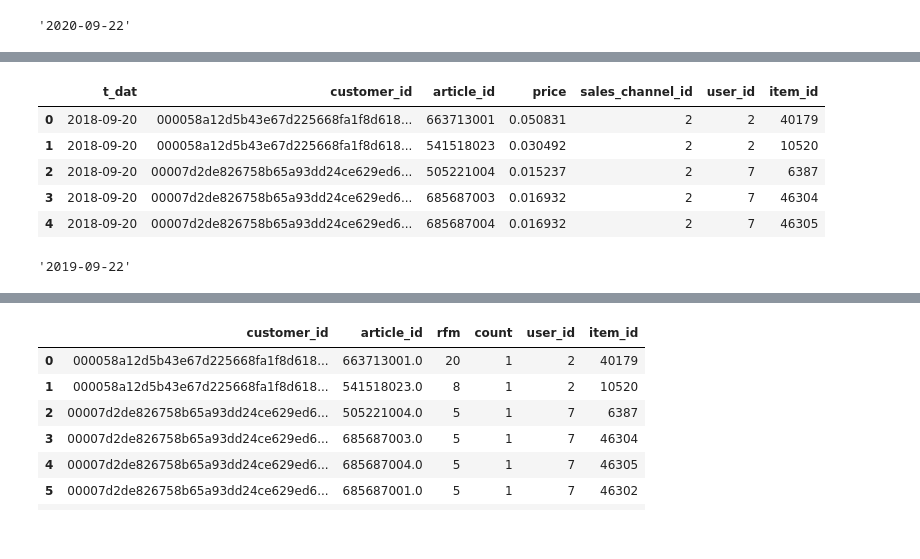
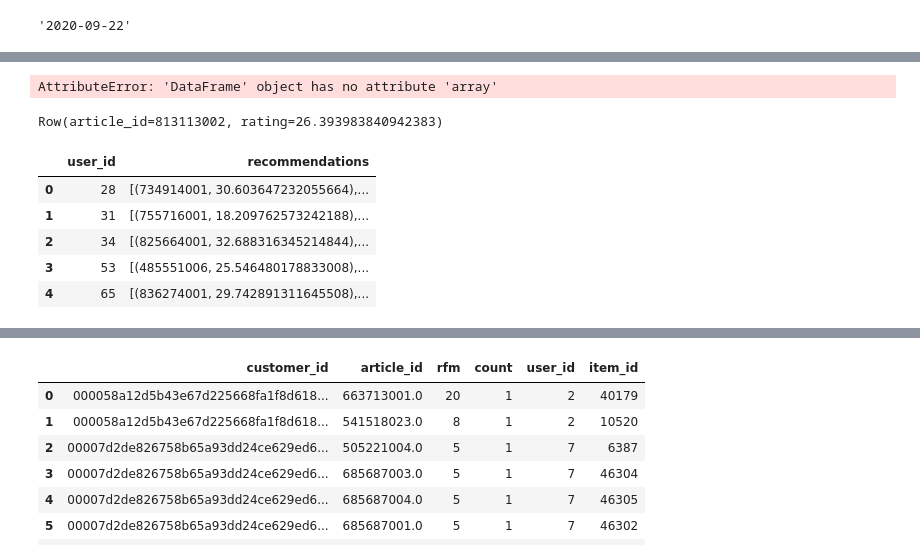
Before and after one commit to k-redstone/jupyter, a Jupyter notebook: 1year.ipynb, the cells around one changed output, grey strips where cells are left out. Cells and saved outputs as stored; diff of their text form; code cells hidden in the pictures.

```diff
--- a/1year.ipynb
+++ b/1year.ipynb
@@ -65,0 +168,2 @@ tran['item_id'] = tran['article_id'].map(item_map)
+# %%
+u = pd.read_csv('data/u.csv')
@@ -66,9 +212,17 @@ tran['item_id'] = tran['article_id'].map(item_map)
+# %%
+u.loc[u['user_id'] == 32].array()
+# %% [output]
+AttributeError: 'DataFrame' object has no attribute 'array'
+# %%
+u["recommendations"][756396][0]
+# %% [output]
+Row(article_id=813113002, rating=26.393983840942383)
 # %%
-tran.head()
+u.head()
 # %% [output]
-|  | t_dat | customer_id | article_id | price | sales_channel_id | user_id | item_id |
-| 0 | 2018-09-20 | 000058a12d5b43e67d225668fa1f8d618... | 663713001 | 0.050831 | 2 | 2 | 40179 |
-| 1 | 2018-09-20 | 000058a12d5b43e67d225668fa1f8d618... | 541518023 | 0.030492 | 2 | 2 | 10520 |
-| 2 | 2018-09-20 | 00007d2de826758b65a93dd24ce629ed6... | 505221004 | 0.015237 | 2 | 7 | 6387 |
-| 3 | 2018-09-20 | 00007d2de826758b65a93dd24ce629ed6... | 685687003 | 0.016932 | 2 | 7 | 46304 |
-| 4 | 2018-09-20 | 00007d2de826758b65a93dd24ce629ed6... | 685687004 | 0.016932 | 2 | 7 | 46305 |
+|  | user_id | recommendations |
+| 0 | 28 | [(734914001, 30.603647232055664),... |
+| 1 | 31 | [(755716001, 18.209762573242188),... |
+| 2 | 34 | [(825664001, 32.688316345214844),... |
+| 3 | 53 | [(485551006, 25.546480178833008),... |
+| 4 | 65 | [(836274001, 29.742891311645508),... |
@@ -78,4 +228,0 @@ tran_19 = tran[tran['t_dat'] >= "2019-09-22"]
-# %%
-tran_19["t_dat"].min()
-# %% [output]
-'2019-09-22'
```
Also changed, not shown: parts of 58 cells of this notebook, 7 other files.
